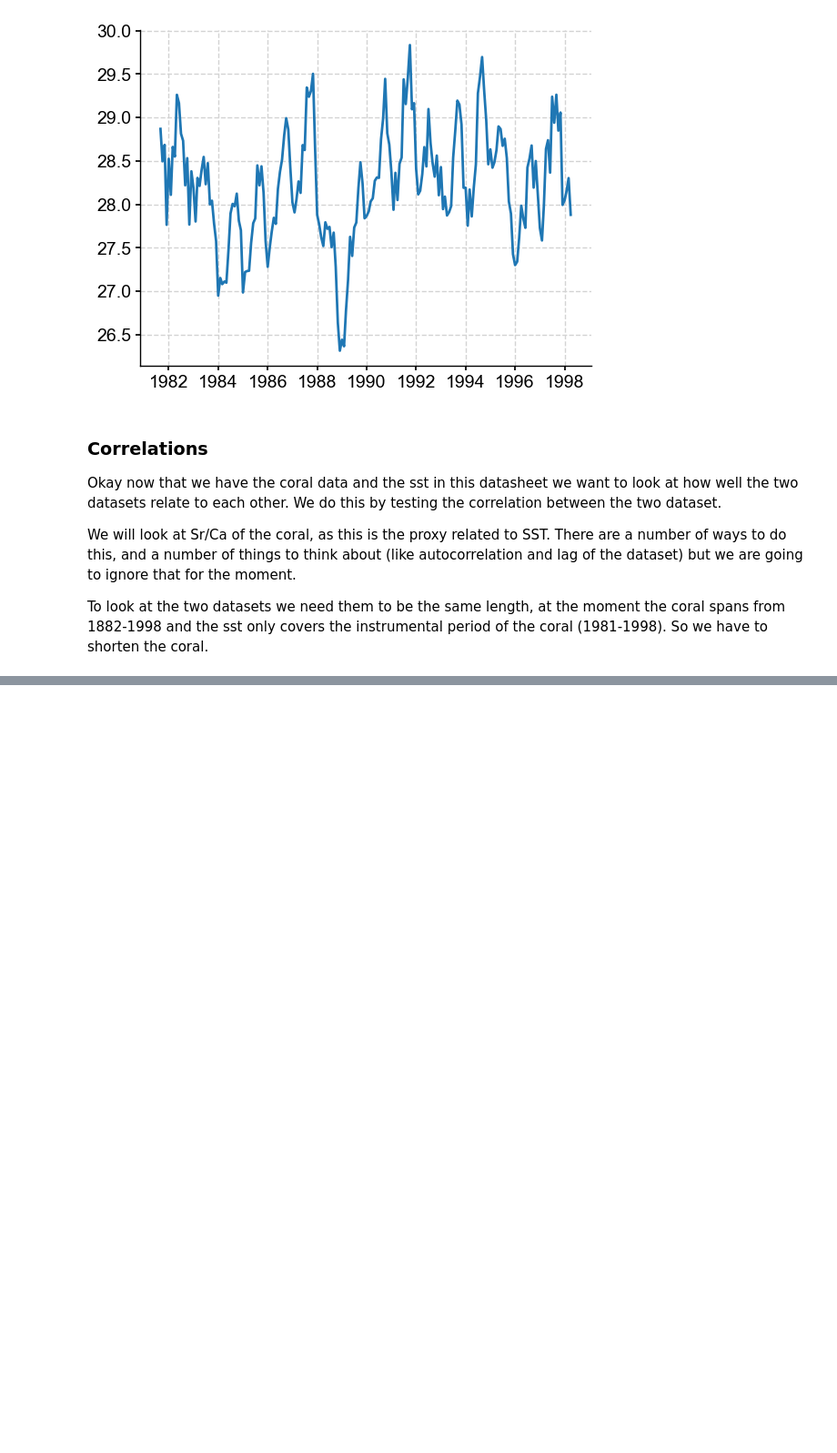
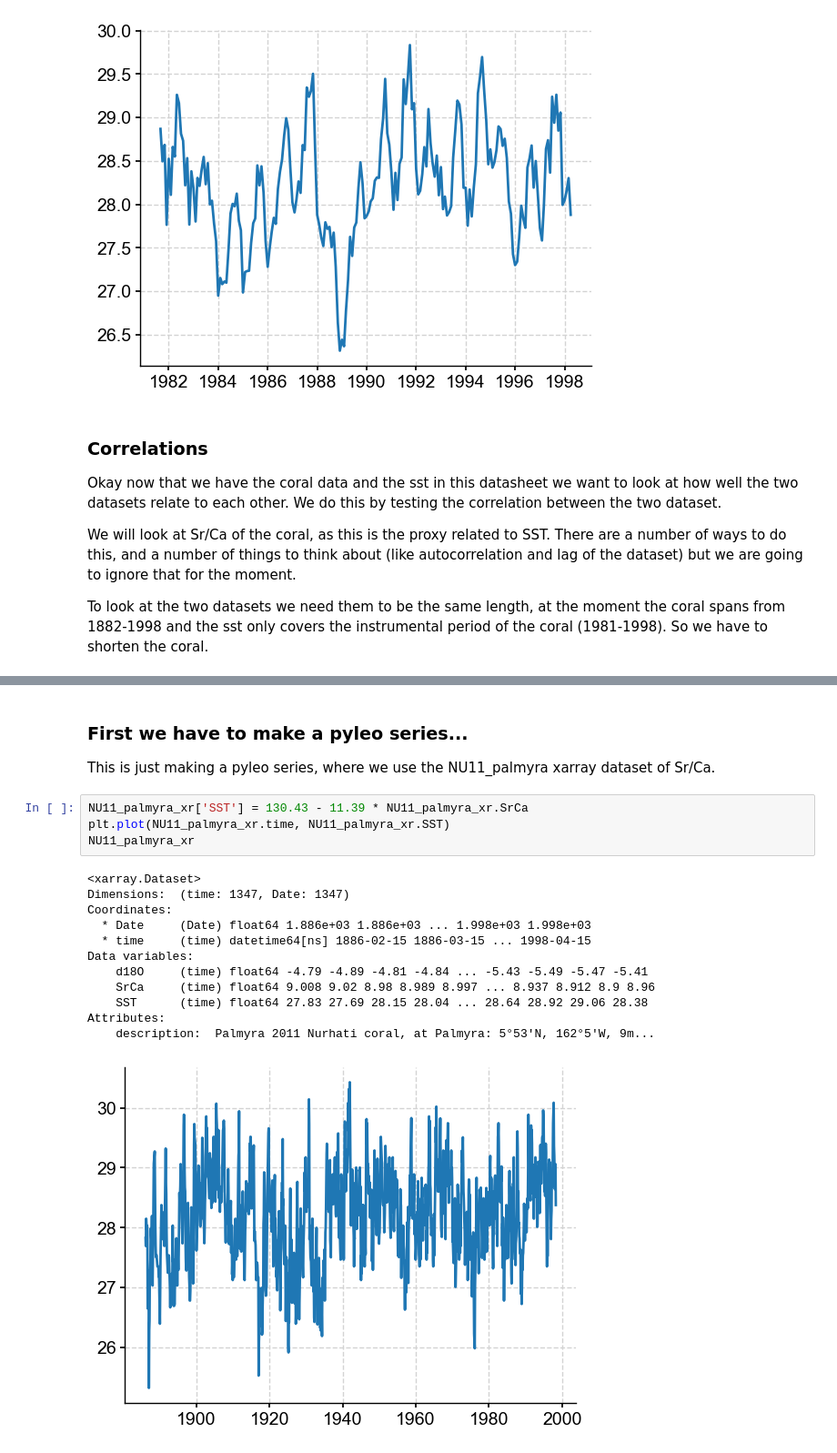
Before and after one commit to JannHargreaves/MARUM_Coral_paleoclimate, a Jupyter notebook: Practical 1.ipynb, the cells around one changed output, grey strips where cells are left out. Shown: that part at 91% size. Drawn from its saved outputs; the diff is of its cells as text; blank space fills up the shorter version.

```diff
--- a/Practical 1.ipynb
+++ b/Practical 1.ipynb
@@ -268,0 +400,21 @@ The correlation between ERSST and SrCa -0.7351157152649119
+# %% [markdown]
+### First we have to make a pyleo series...
+
+This is just making a pyleo series, where we use the NU11_palmyra xarray dataset of Sr/Ca.
+# %%
+NU11_palmyra_xr['SST'] = 130.43 - 11.39 * NU11_palmyra_xr.SrCa
+plt.plot(NU11_palmyra_xr.time, NU11_palmyra_xr.SST)
+NU11_palmyra_xr
+# %% [output]
+<xarray.Dataset>
+Dimensions:  (time: 1347, Date: 1347)
+Coordinates:
+  * Date     (Date) float64 1.886e+03 1.886e+03 ... 1.998e+03 1.998e+03
+  * time     (time) datetime64[ns] 1886-02-15 1886-03-15 ... 1998-04-15
+Data variables:
+    d18O     (time) float64 -4.79 -4.89 -4.81 -4.84 ... -5.43 -5.49 -5.47 -5.41
+    SrCa     (time) float64 9.008 9.02 8.98 8.989 8.997 ... 8.937 8.912 8.9 8.96
+    SST      (time) float64 27.83 27.69 28.15 28.04 ... 28.64 28.92 29.06 28.38
+Attributes:
+    description:  Palmyra 2011 Nurhati coral, at Palmyra: 5°53'N, 162°5'W, 9m...
+[figure, added]
```
Also changed, not shown: parts of 37 cells of this notebook, 2 other files.
